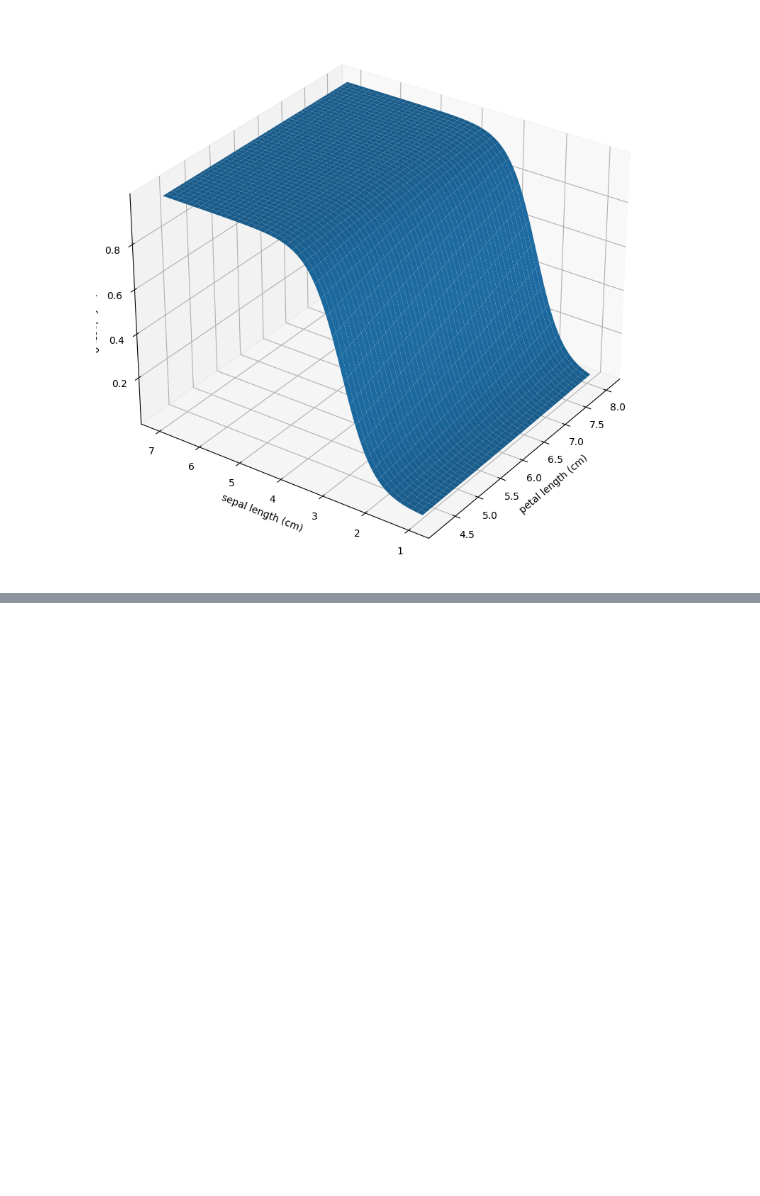
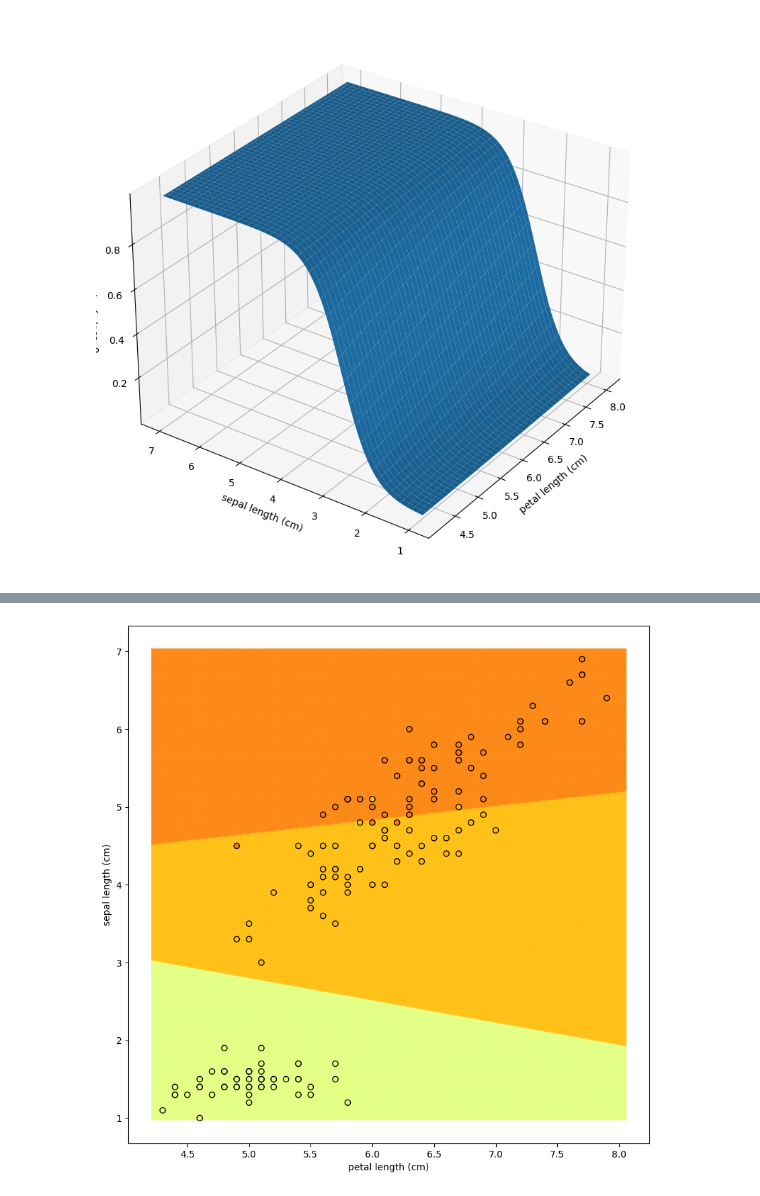
Before and after one commit to SandersJack/DevTraining, a Jupyter notebook: MachineLearning/BinaryClassifier.ipynb, the cells around one changed output, grey strips where cells are left out. Drawn from its saved outputs; the diff is of its cells as text; code cells hidden in the pictures; blank space fills up the shorter version.

```diff
--- a/MachineLearning/BinaryClassifier.ipynb
+++ b/MachineLearning/BinaryClassifier.ipynb
@@ -101,0 +149,32 @@ plt.show()
+# %%
+def make_meshgrid(x,y,sep=0.01):
+
+    xMin = min(x) - min(x)/50
+    xMax = max(x) + max(x)/50
+
+    yMin = min(y) - min(y)/50
+    yMax = max(y) + max(y)/50
+
+    return np.meshgrid(np.arange(xMin,xMax,sep),np.arange(yMin,yMax,sep))
+
+df = pd.DataFrame(np.c_[iris_Data["data"],iris_Data["target"]],columns=iris_Data["feature_names"]+["target"])
+
+fig = plt.figure(figsize=(10,10))
+
+xCol = "sepal length (cm)"
+yCol = "petal length (cm)"
+log_clf.fit(df[[xCol,yCol]], df["target"])
+y_test_pred = log_clf.predict(df[[xCol,yCol]])
+
+xx, yy = make_meshgrid(df[xCol], df[yCol], sep=0.01)
+
+res = log_clf.predict(np.c_[xx.ravel(), yy.ravel()])
+plt.scatter(xx.ravel(), yy.ravel(), c=res, s=1, cmap=plt.cm.Wistia, alpha=0.5)
+
+plt.scatter(df[xCol],df[yCol], c = df["target"], cmap=plt.cm.Wistia, edgecolors="black", s=35)
+plt.ylabel(xCol)
+plt.xlabel(yCol)
+
+plt.show()
+# %% [output]
+[figure, added]
```
Also changed, not shown: parts of 5 cells of this notebook.
